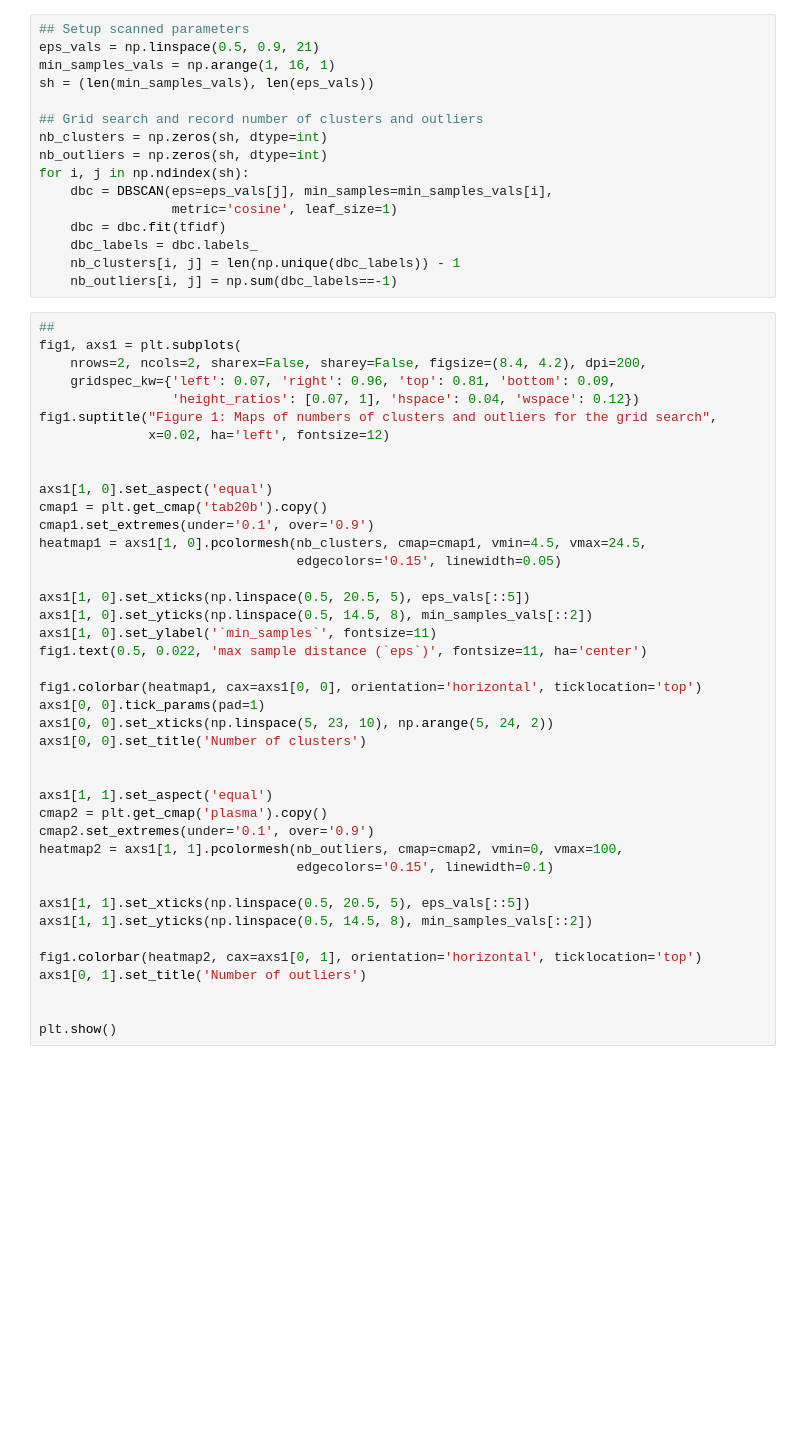
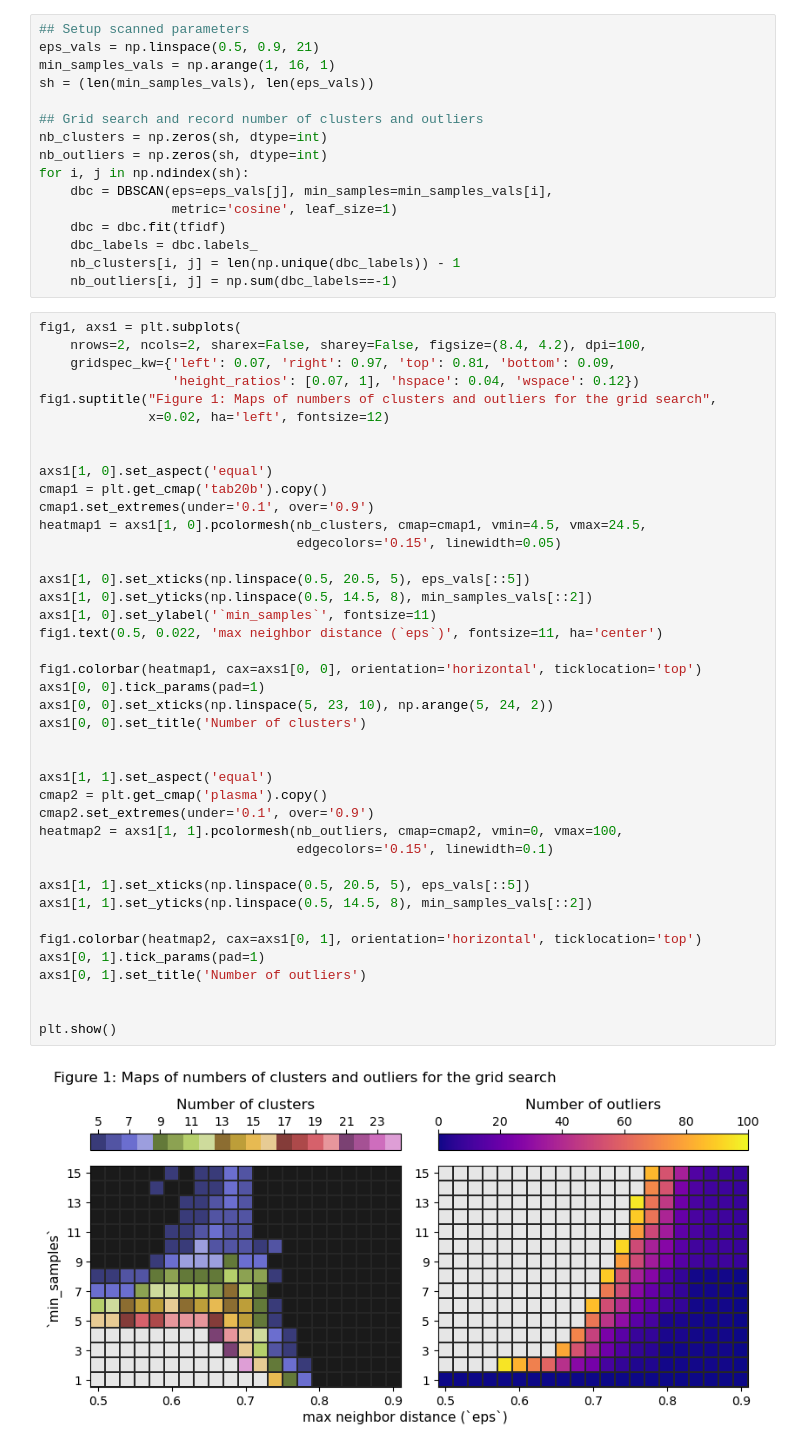
Before and after one commit to netesf13d/jedha-projects, a Jupyter notebook: 1-03-The_North_Face_ecommerce/The_North_Face_ecommerce.ipynb, the cells around one changed output. Drawn from its saved outputs; the diff is of its cells as text; blank space fills up the shorter version.

```diff
--- a/1-03-The_North_Face_ecommerce/The_North_Face_ecommerce.ipynb
+++ b/1-03-The_North_Face_ecommerce/The_North_Face_ecommerce.ipynb
@@ -110,10 +139,9 @@ for i, j in np.ndindex(sh):
     nb_clusters[i, j] = len(np.unique(dbc_labels)) - 1
     nb_outliers[i, j] = np.sum(dbc_labels==-1)
 # %%
-##
 fig1, axs1 = plt.subplots(
-    nrows=2, ncols=2, sharex=False, sharey=False, figsize=(8.4, 4.2), dpi=200,
-    gridspec_kw={'left': 0.07, 'right': 0.96, 'top': 0.81, 'bottom': 0.09,
+    nrows=2, ncols=2, sharex=False, sharey=False, figsize=(8.4, 4.2), dpi=100,
+    gridspec_kw={'left': 0.07, 'right': 0.97, 'top': 0.81, 'bottom': 0.09,
                  'height_ratios': [0.07, 1], 'hspace': 0.04, 'wspace': 0.12})
 fig1.suptitle("Figure 1: Maps of numbers of clusters and outliers for the grid search",
               x=0.02, ha='left', fontsize=12)
@@ -122,31 +150,34 @@ fig1.suptitle("Figure 1: Maps of numbers of clusters and outliers for the grid s
 axs1[1, 0].set_aspect('equal')
 cmap1 = plt.get_cmap('tab20b').copy()
 cmap1.set_extremes(under='0.1', over='0.9')
 heatmap1 = axs1[1, 0].pcolormesh(nb_clusters, cmap=cmap1, vmin=4.5, vmax=24.5,
                                  edgecolors='0.15', linewidth=0.05)
 
 axs1[1, 0].set_xticks(np.linspace(0.5, 20.5, 5), eps_vals[::5])
 axs1[1, 0].set_yticks(np.linspace(0.5, 14.5, 8), min_samples_vals[::2])
 axs1[1, 0].set_ylabel('`min_samples`', fontsize=11)
-fig1.text(0.5, 0.022, 'max sample distance (`eps`)', fontsize=11, ha='center')
+fig1.text(0.5, 0.022, 'max neighbor distance (`eps`)', fontsize=11, ha='center')
 
 fig1.colorbar(heatmap1, cax=axs1[0, 0], orientation='horizontal', ticklocation='top')
 axs1[0, 0].tick_params(pad=1)
 axs1[0, 0].set_xticks(np.linspace(5, 23, 10), np.arange(5, 24, 2))
 axs1[0, 0].set_title('Number of clusters')
 
 
 axs1[1, 1].set_aspect('equal')
 cmap2 = plt.get_cmap('plasma').copy()
 cmap2.set_extremes(under='0.1', over='0.9')
 heatmap2 = axs1[1, 1].pcolormesh(nb_outliers, cmap=cmap2, vmin=0, vmax=100,
                                  edgecolors='0.15', linewidth=0.1)
 
 axs1[1, 1].set_xticks(np.linspace(0.5, 20.5, 5), eps_vals[::5])
 axs1[1, 1].set_yticks(np.linspace(0.5, 14.5, 8), min_samples_vals[::2])
 
 fig1.colorbar(heatmap2, cax=axs1[0, 1], orientation='horizontal', ticklocation='top')
+axs1[0, 1].tick_params(pad=1)
 axs1[0, 1].set_title('Number of outliers')
 
 
 plt.show()
+# %% [output]
+[figure, added]
```
Also changed, not shown: parts of 49 cells of this notebook, 1 other file.
